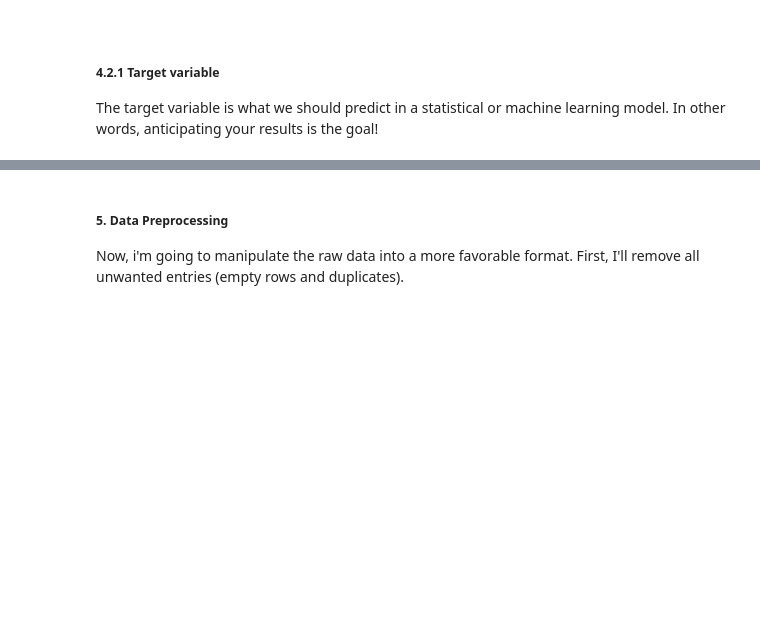
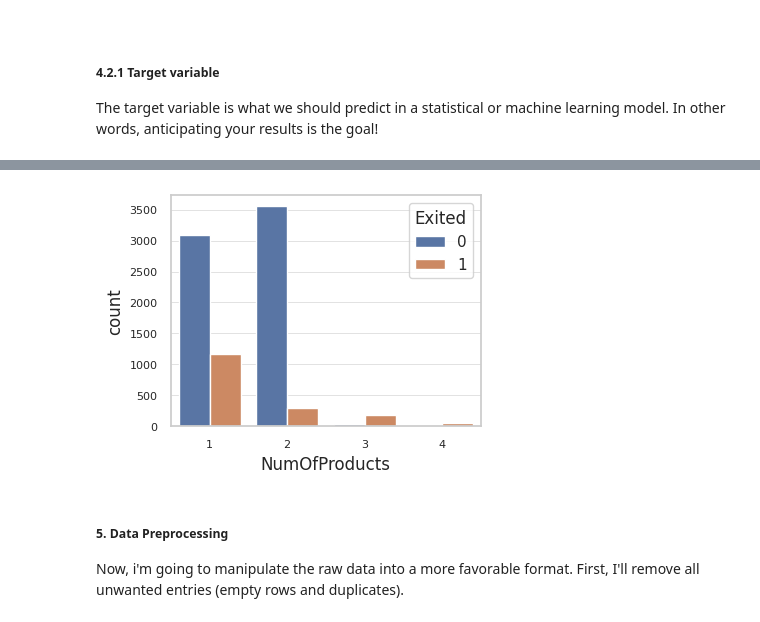
Before and after one commit to mouraxy/data, a Jupyter notebook: ipynb/BankCustomersChurn.ipynb, the cells around one changed output, grey strips where cells are left out. Saved outputs shown, nothing was run; the diff lists cells and outputs as text; code cells hidden in the pictures; blank space fills up the shorter version.

```diff
--- a/ipynb/BankCustomersChurn.ipynb
+++ b/ipynb/BankCustomersChurn.ipynb
@@ -184,3 +199,8 @@ plt.ylabel('');
+# %%
+sns.countplot(x='NumOfProducts', hue='Exited', data=RawTrainData)
+plt.show()
+# %% [output]
+[figure, added]
 # %% [markdown]
 ##### 5. Data Preprocessing
 
```
Also changed, not shown: parts of 31 cells of this notebook.
